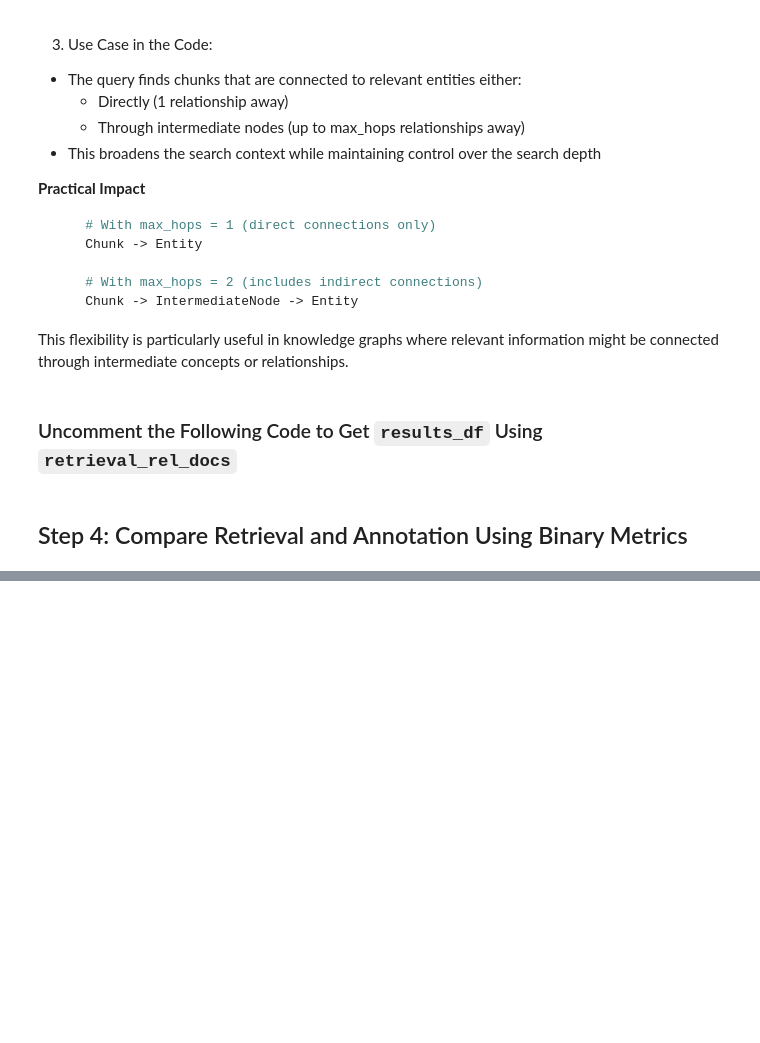
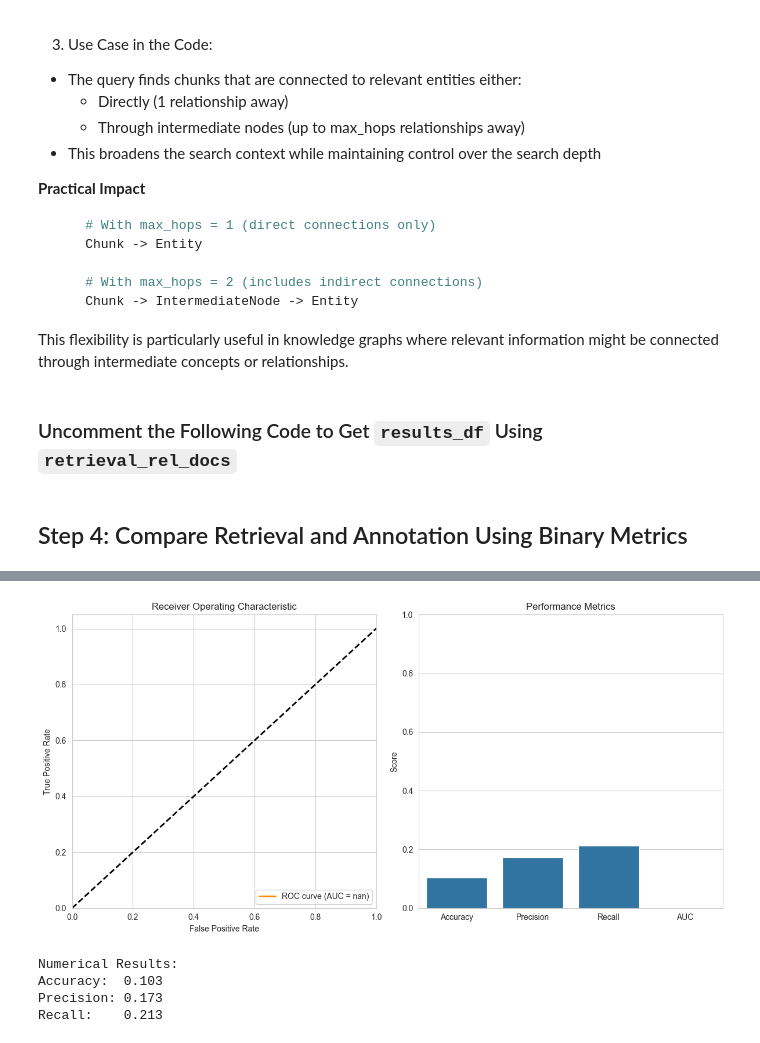
Before and after one commit to BobZhang26/GraphRAG_experiments, a Jupyter notebook: retrieve.ipynb, the cells around one changed output, grey strips where cells are left out. Drawn from its saved outputs; the diff is of its cells as text; code cells hidden in the pictures; blank space fills up the shorter version.

Commit message:
preliminary results

```diff
--- a/retrieve.ipynb
+++ b/retrieve.ipynb
@@ -175,8 +176,10 @@ max_hops = 1
 results_df = pd.read_csv('./outputs/retrieved_docs_results.csv')
 # Get the average similarity for each question and aggregate the unique Retrieved Documents into a single column
 analysis_df = get_avg_similarity_df(results_df)
-analysis_df
-# every entry in the column 'Retrieved Documents' is a list of strings, we need to apply clean_text function to remove the unwanted characters
-analysis_df['Retrieved Files'] = analysis_df['Retrieved Files'].apply(clean_text)
-analysis_df['Retrieved Files'][0], list
+# analysis_df = clean_retrieved_files(analysis_df)
+# load relevant documents
+relevant_docs_df = pd.read_csv('./outputs/relevant_docs.csv')
+concatenated_df = get_concatenate_df(analysis_df,relevant_docs_df,topk=36)
+BM_df = apply_metrics(concatenated_df)
+BM_df
 # %% [output]
@@ -183,0 +203,16 @@ AttributeError: 'list' object has no attribute 'strip'
+# %%
+# Example usage
+metrics_plot = plot_metrics_and_roc(BM_df , score_column='Avg Similarity',threshold = 0.8)
+metrics_plot.show()
+
+# Print numerical results
+print("\nNumerical Results:")
+print(f"Accuracy:  {BM_df['Accuracy'].mean():.3f}")
+print(f"Precision: {BM_df['Precision'].mean():.3f}")
+print(f"Recall:    {BM_df['Recall'].mean():.3f}")
+# %% [output]
+[figure, added]
+Numerical Results:
+Accuracy:  0.103
+Precision: 0.173
+Recall:    0.213
```
Also changed, not shown: parts of 2 cells of this notebook, 2 other files.
